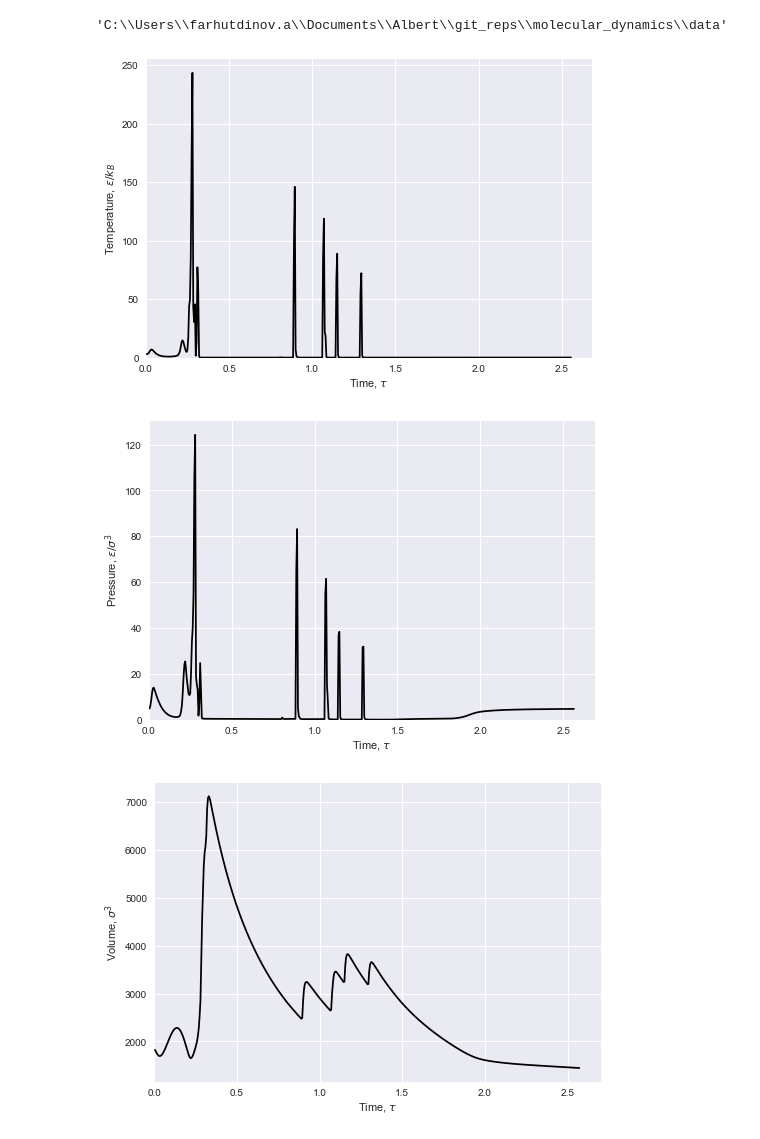
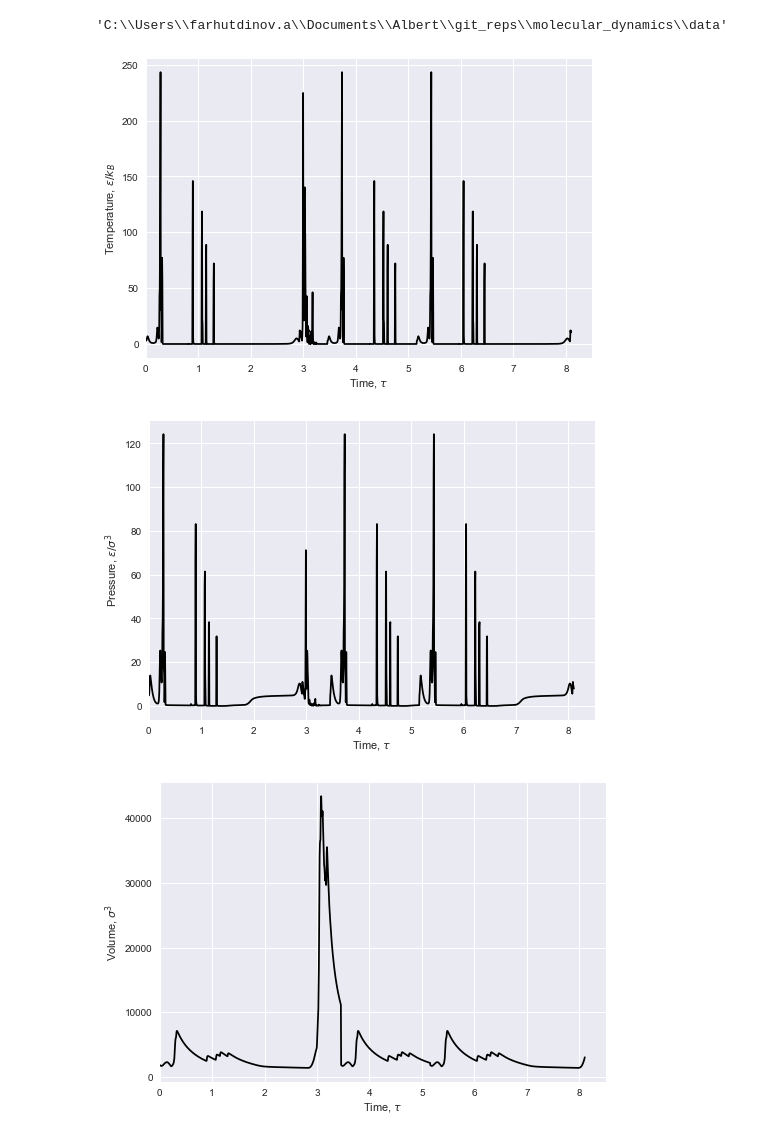
Before and after one commit to AlbertFarkhutdinov/molecular_dynamics, a Jupyter notebook: notebooks/parameter_from_log.ipynb, the cells around one changed output. Saved outputs shown, nothing was run; the diff lists cells and outputs as text; code cells hidden in the pictures.

```diff
--- a/notebooks/parameter_from_log.ipynb
+++ b/notebooks/parameter_from_log.ipynb
@@ -34,39 +34,39 @@ PARAMETERS = {
 # %%
 parameters = []
 parameter_name = 'temperature'
 
 with open(filename) as file:
     for line in file:
-        if f'{PARAMETERS[parameter_name][0]} after' in line and '.stage_2():' in line:
+        if f'{PARAMETERS[parameter_name][0]} after' in line and '.stage_2' in line:
             parameters.append(line[line.index('DEBUG') :-2])
 
 for i, parameter in enumerate(parameters):
     parameters[i] = float(parameter[parameter.index(':') + 2: ])
 
 parameters = np.array(parameters)
 
 plt.plot(
     np.arange(parameters.size) * 0.005 + 0.005,
     parameters,
 #     s=5,
     color='black'
 );
 plt.xlabel(r'Time, $\tau$');
 plt.ylabel(PARAMETERS[parameter_name][1]);
 plt.xlim(left=0);
 plt.ylim(
-    bottom=0,
+#     bottom=0,
 #     top=10000,
 );
 # %% [output]
-[figure, old version]
+[figure, new version]
 # %%
 parameters = []
 parameter_name = 'pressure'
 
 with open(filename) as file:
     for line in file:
-        if f'{PARAMETERS[parameter_name][0]} after' in line and '.stage_2():' in line:
+        if f'{PARAMETERS[parameter_name][0]} after' in line and '.stage_2' in line:
             parameters.append(line[line.index('DEBUG') :-2])
 
 for i, parameter in enumerate(parameters):
@@ -84,18 +84,18 @@ plt.xlabel(r'Time, $\tau$');
 plt.ylabel(PARAMETERS[parameter_name][1]);
 plt.xlim(left=0);
 plt.ylim(
-    bottom=0,
+#     bottom=0,
 #     top=10000,
 );
 # %% [output]
-[figure, old version]
+[figure, new version]
 # %%
 parameters = []
 parameter_name = 'volume'
 
 with open(filename) as file:
     for line in file:
-        if f'{PARAMETERS[parameter_name][0]} after' in line and '.stage_2():' in line:
+        if f'{PARAMETERS[parameter_name][0]} after' in line and '.stage_2' in line:
             parameters.append(line[line.index('DEBUG') :-2])
 
 for i, parameter in enumerate(parameters):
@@ -117,7 +117,7 @@ plt.ylim(
 #     top=10000,
 );
 # %% [output]
-[figure, old version]
+[figure, new version]
 # %%
 parameters = []
 parameter_name = 'density'
```
Also changed, not shown: parts of 1 cell of this notebook, 3 other files.
